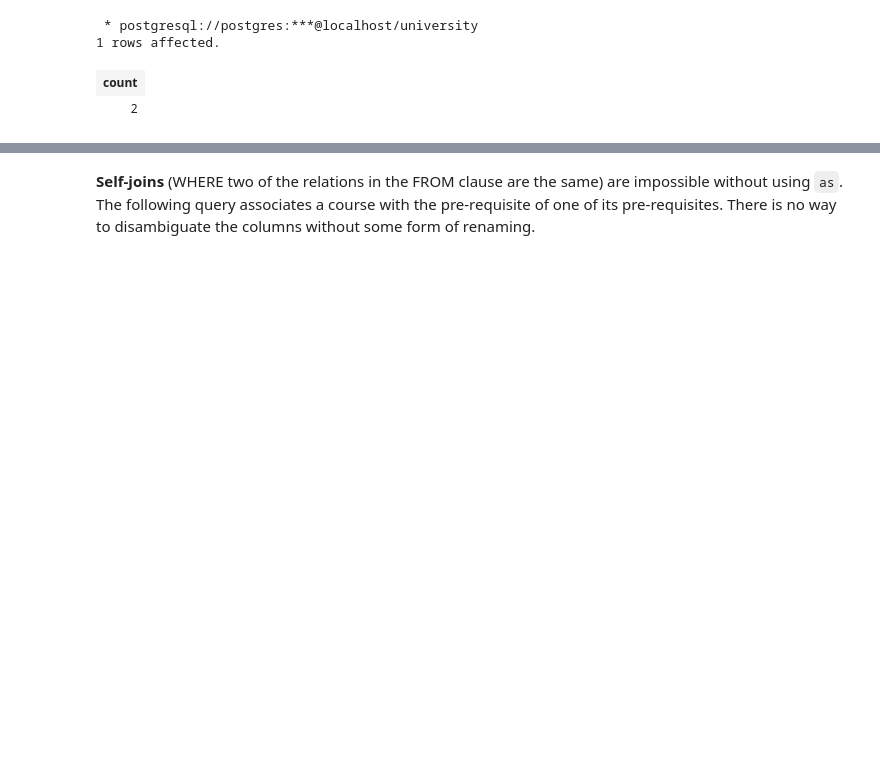
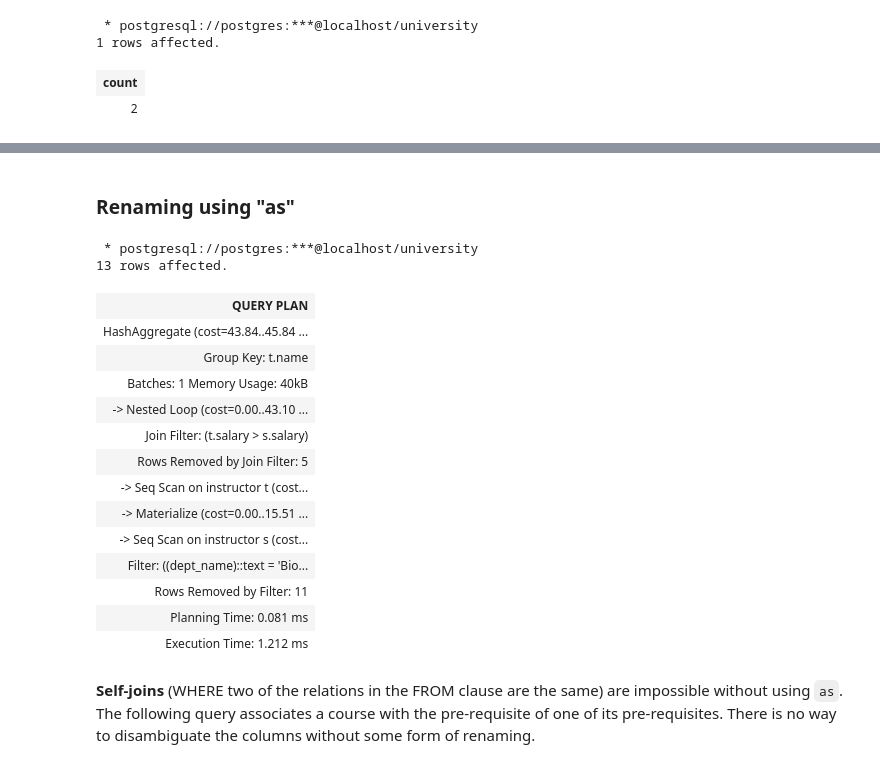
Before and after one commit to gpsaggese/umd_data605, a Jupyter notebook: tutorials/tutorial_postgres/tutorial_university/sql_basics.ipynb, the cells around one changed output, grey strips where cells are left out. Cells and saved outputs as stored; diff of their text form; code cells hidden in the pictures; blank space fills up the shorter version.

```diff
--- a/tutorials/tutorial_postgres/tutorial_university/sql_basics.ipynb
+++ b/tutorials/tutorial_postgres/tutorial_university/sql_basics.ipynb
@@ -1081,8 +1177,30 @@ from instructor, department;
+# %% [markdown]
+### Renaming using "as"
 # %%
 %%sql
-explain SELECT distinct T.name
-from instructor as T, instructor as S
-WHERE T.salary > S.salary AND S.dept_name = 'Biology';
+-- AS can be used to rename tables AND simplify queries.
+EXPLAIN
+    -- ANALYZE
+    SELECT DISTINCT T.name
+        FROM instructor AS T, instructor AS S
+        WHERE T.salary > S.salary AND S.dept_name = 'Biology';
+# %% [output]
+ * postgresql://postgres:***@localhost/university
+13 rows affected.
+| QUERY PLAN |
+| HashAggregate (cost=43.84..45.84 ... |
+| Group Key: t.name |
+| Batches: 1 Memory Usage: 40kB |
+| -> Nested Loop (cost=0.00..43.10 ... |
+| Join Filter: (t.salary > s.salary) |
+| Rows Removed by Join Filter: 5 |
+| -> Seq Scan on instructor t (cost... |
+| -> Materialize (cost=0.00..15.51 ... |
+| -> Seq Scan on instructor s (cost... |
+| Filter: ((dept_name)::text = 'Bio... |
+| Rows Removed by Filter: 11 |
+| Planning Time: 0.081 ms |
+| Execution Time: 1.212 ms |
 # %% [markdown]
 **Self-joins** (WHERE two of the relations in the FROM clause are the same) are impossible without using `as`. The following query associates a course with the pre-requisite of one of its pre-requisites. There is no way to disambiguate the columns without some form of renaming.
 # %%
```
Also changed, not shown: parts of 54 cells of this notebook.
